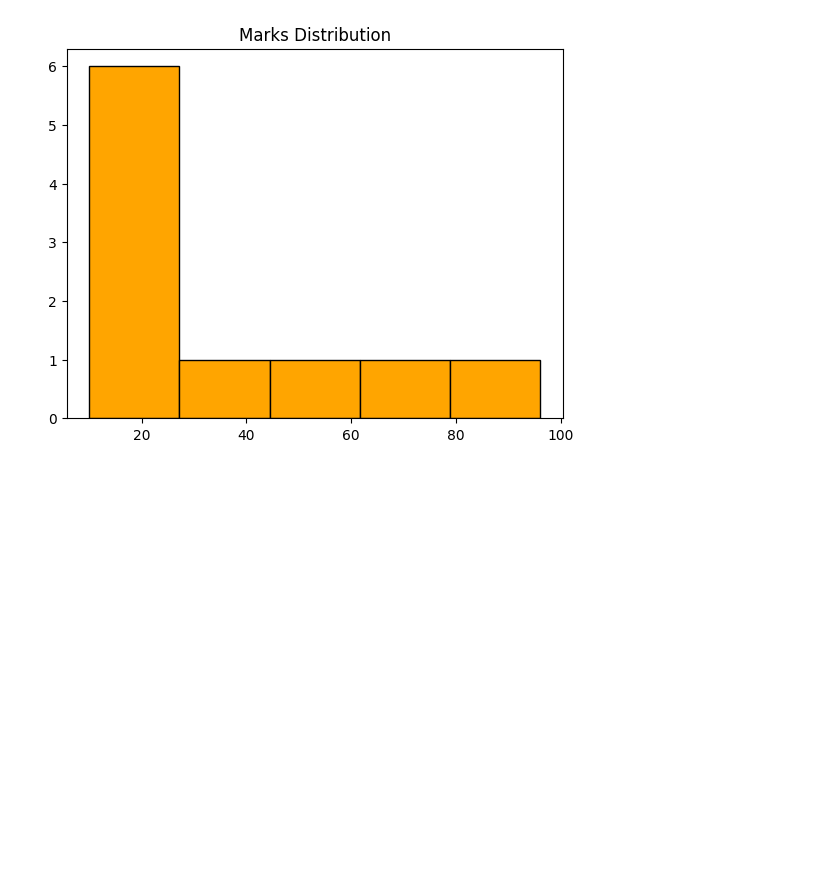
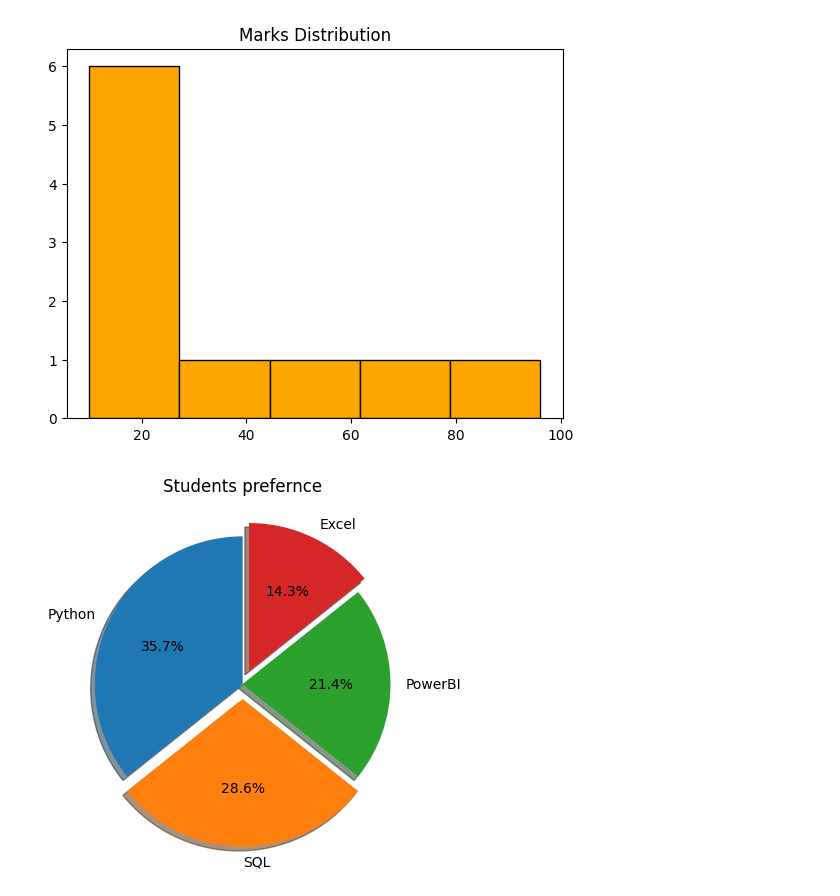
Before and after one commit to aryyadesai-web/nextjs-practice, a Jupyter notebook: datavis.ipynb, the cells around one changed output. Saved outputs shown, nothing was run; the diff lists cells and outputs as text; code cells hidden in the pictures; blank space fills up the shorter version.

Commit message:
Add probability and data visualization practice

```diff
--- a/datavis.ipynb
+++ b/datavis.ipynb
@@ -128,3 +128,12 @@ plt.title("Marks Distribution")
 plt.show()
 # %% [output]
 [figure]
+# %%
+import matplotlib.pyplot as plt
+subjects=["Python","SQL","PowerBI","Excel"]
+students=[50,40,30,20]
+plt.pie(students,labels=subjects,autopct="%1.1f%%", explode=(0,0.1,0,0.1),shadow=True,startangle=90)
+plt.title("Students prefernce")
+plt.show()
+# %% [output]
+[figure, added]
```
Also changed, not shown: parts of 5 cells of this notebook, 3 other files.
